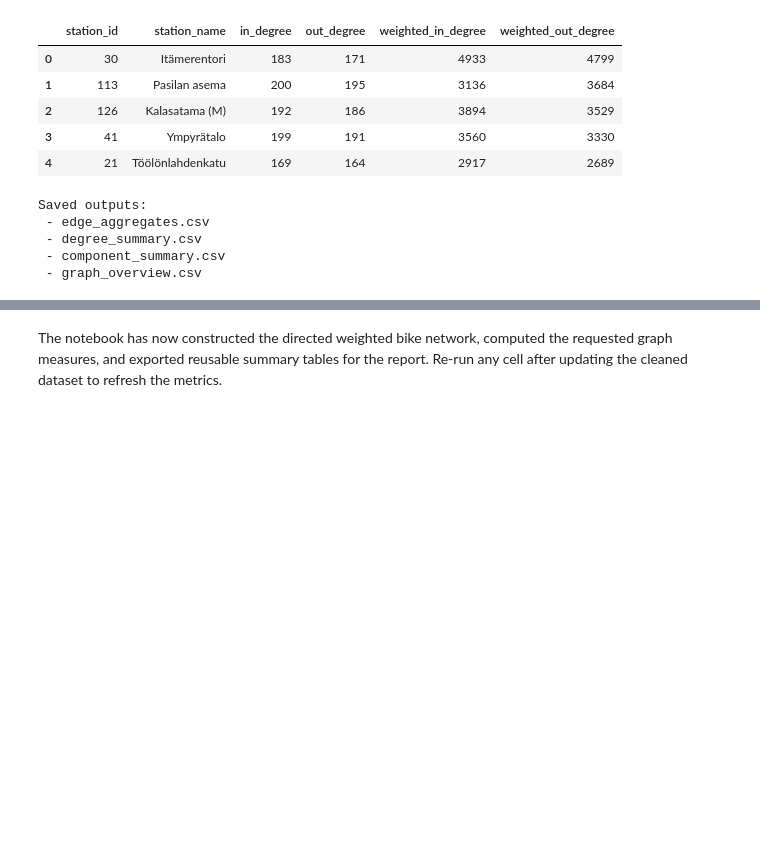
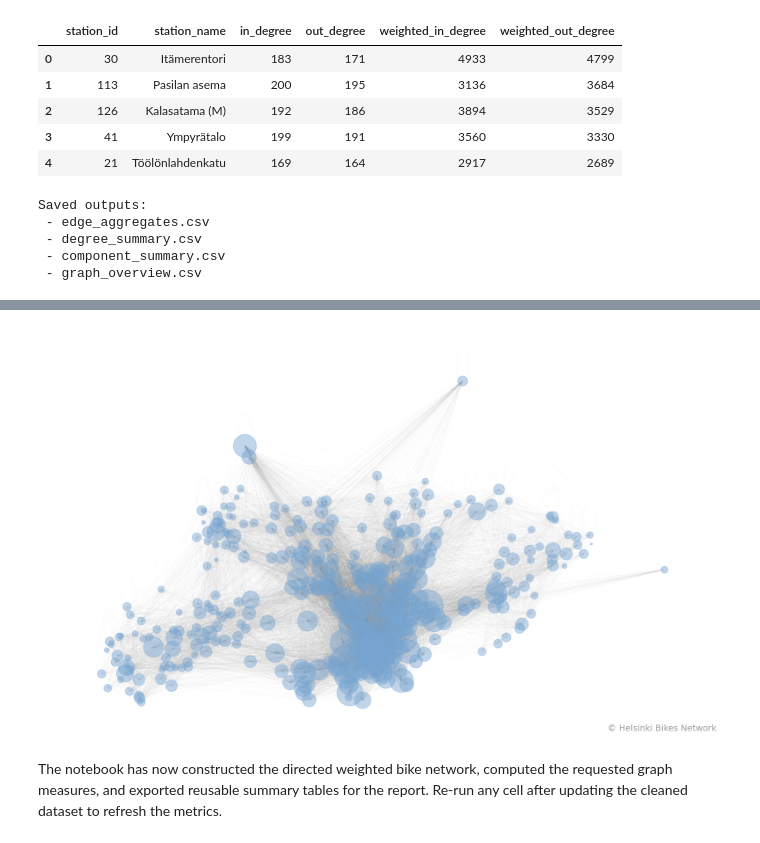
Before and after one commit to nfcolak/Network-Science---Helsinki-City-Bikes---UZH, a Jupyter notebook: notebooks/02_graph_construction.ipynb, the cells around one changed output, grey strips where cells are left out. Drawn from its saved outputs; the diff is of its cells as text; code cells hidden in the pictures; blank space fills up the shorter version.

Commit message:
feat: add new graphs and update graph construction

```diff
--- a/notebooks/02_graph_construction.ipynb
+++ b/notebooks/02_graph_construction.ipynb
@@ -177,2 +249,90 @@ Saved outputs:
+# %%
+import matplotlib.pyplot as plt
+import networkx as nx
+import pandas as pd
+
+def bike_network_clean(df, year=2021):
+    """
+    Clean, map-style bike network visualization
+    similar to Github/Geometrein example.
+    """
+
+    df = df.copy()
+    df["departure_time"] = pd.to_datetime(df["departure_time"])
+    df = df[df["departure_time"].dt.year == year]
+
+    # Remove invalid rows
+    df = df.dropna(subset=[
+        "dep_id", "ret_id",
+        "Departure_lat", "Departure_lon",
+        "Return_lat", "Return_lon"
+    ])
+
+    # Use UNDIRECTED graph for clean visualization
+    G = nx.Graph()
+
+    # Add edges
+    for _, r in df.iterrows():
+        G.add_edge(
+            r["dep_id"],
+            r["ret_id"],
+            distance=r["distance_m"],
+            duration=r["duration_s"]
+        )
+
+    # Add node positions (GPS coordinates)
+    for _, r in df.drop_duplicates(subset=["dep_id"])[["dep_id", "Departure_lat", "Departure_lon", "dep_name"]].iterrows():
+        G.nodes[r["dep_id"]]["pos"] = (r["Departure_lon"], r["Departure_lat"])
+        G.nodes[r["dep_id"]]["name"] = r["dep_name"]
+
+    for _, r in df.drop_duplicates(subset=["ret_id"])[["ret_id", "Return_lat", "Return_lon", "ret_name"]].iterrows():
+        G.nodes[r["ret_id"]]["pos"] = (r["Return_lon"], r["Return_lat"])
+        G.nodes[r["ret_id"]]["name"] = r["ret_name"]
+
+    # Positions for plotting
+    pos = nx.get_node_attributes(G, "pos")
+
+    # Node sizes based on station popularity
+    counts = df["dep_id"].value_counts() + df["ret_id"].value_counts()
+    node_sizes = [counts.get(n, 1) * 0.4 for n in G.nodes()]  # scale down
+
+    # FIGURE
+    fig, ax = plt.subplots(figsize=(20, 12))
+
+    # Draw nodes
+    nx.draw_networkx_nodes(
+        G,
+        pos,
+        node_size=node_sizes,
+        node_color="#76A5D2",
+        alpha=0.45
+    )
+
+    # Draw edges: faint, thin, undirected edges
+    nx.draw_networkx_edges(
+        G,
+        pos,
+        edge_color="grey",
+        width=0.3,
+        alpha=0.08  # VERY FAINT, like the good example
+    )
+
+    ax.axis("off")
+
+    # Optional watermark
+    ax.text(
+        0.99, 0.01,
+        "© Helsinki Bikes Network",
+        ha="right", va="bottom",
+        fontsize=14, color="grey", alpha=0.8,
+        transform=ax.transAxes
+    )
+
+    plt.show()
+    return G
+
+G = bike_network_clean(df, year=2021)
+# %% [output]
+[figure, added]
 # %% [markdown]
 The notebook has now constructed the directed weighted bike network, computed the requested graph measures, and exported reusable summary tables for the report. Re-run any cell after updating the cleaned dataset to refresh the metrics.
```
Also changed, not shown: parts of 2 cells of this notebook.
